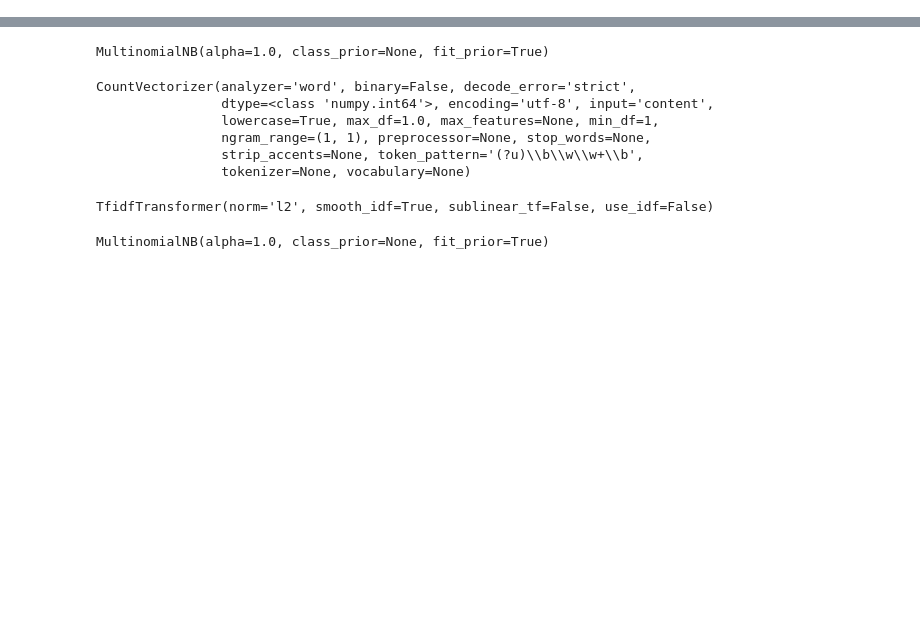
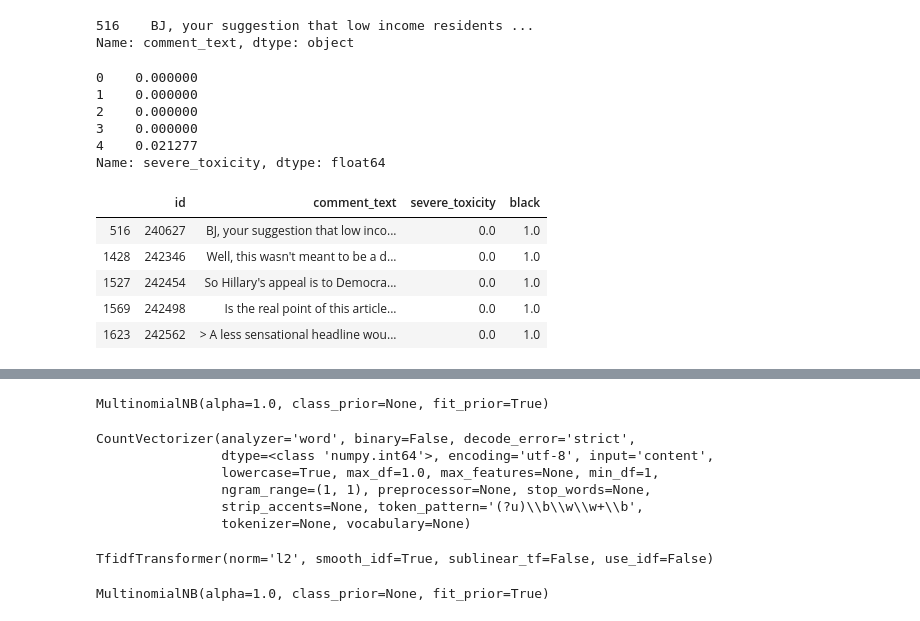
Before and after one commit to Call-for-Code-for-Racial-Justice/TakeTwo-DataScience, a Jupyter notebook: taketwo-dsmvp-v1.ipynb, the cells around one changed output, grey strips where cells are left out. Drawn from its saved outputs; the diff is of its cells as text; code cells hidden in the pictures; blank space fills up the shorter version.

Commit message:
deleting the existing version of dsmvp-v1 and tentatively updating with a working version with the Jigsaw data
Signed-off-by: Naokie Abe <naokieabe@Naokies-MBP.fios-router.home>

```diff
--- a/taketwo-dsmvp-v1.ipynb
+++ b/taketwo-dsmvp-v1.ipynb
@@ -56,0 +35,2 @@ marker_test = data_set
+# %%
+jigsawTrain = pd.read_csv('train.csv')
@@ -56,0 +55,2 @@ marker_test = data_set
+# %%
+blackData = jigsawTrain[(jigsawTrain.black == 1.0)]
@@ -56,0 +61,2 @@ marker_test = data_set
+# %%
+blackTrain = pd.DataFrame(blackData, columns = ['id', 'comment_text', 'severe_toxicity', 'black'])
@@ -56,0 +73,5 @@ marker_test = data_set
+# %%
+blackTrainText.head(1)
+# %% [output]
+516    BJ, your suggestion that low income residents ...
+Name: comment_text, dtype: object
@@ -56,0 +84,18 @@ marker_test = data_set
+# %%
+allTrainSevereToxicity.head()
+# %% [output]
+0    0.000000
+1    0.000000
+2    0.000000
+3    0.000000
+4    0.021277
+Name: severe_toxicity, dtype: float64
+# %%
+blackTrain.head(5)
+# %% [output]
+|  | id | comment_text | severe_toxicity | black |
+| 516 | 240627 | BJ, your suggestion that low inco... | 0.0 | 1.0 |
+| 1428 | 242346 | Well, this wasn't meant to be a d... | 0.0 | 1.0 |
+| 1527 | 242454 | So Hillary's appeal is to Democra... | 0.0 | 1.0 |
+| 1569 | 242498 | Is the real point of this article... | 0.0 | 1.0 |
+| 1623 | 242562 | > A less sensational headline wou... | 0.0 | 1.0 |
```
Also changed, not shown: parts of 73 cells of this notebook.
